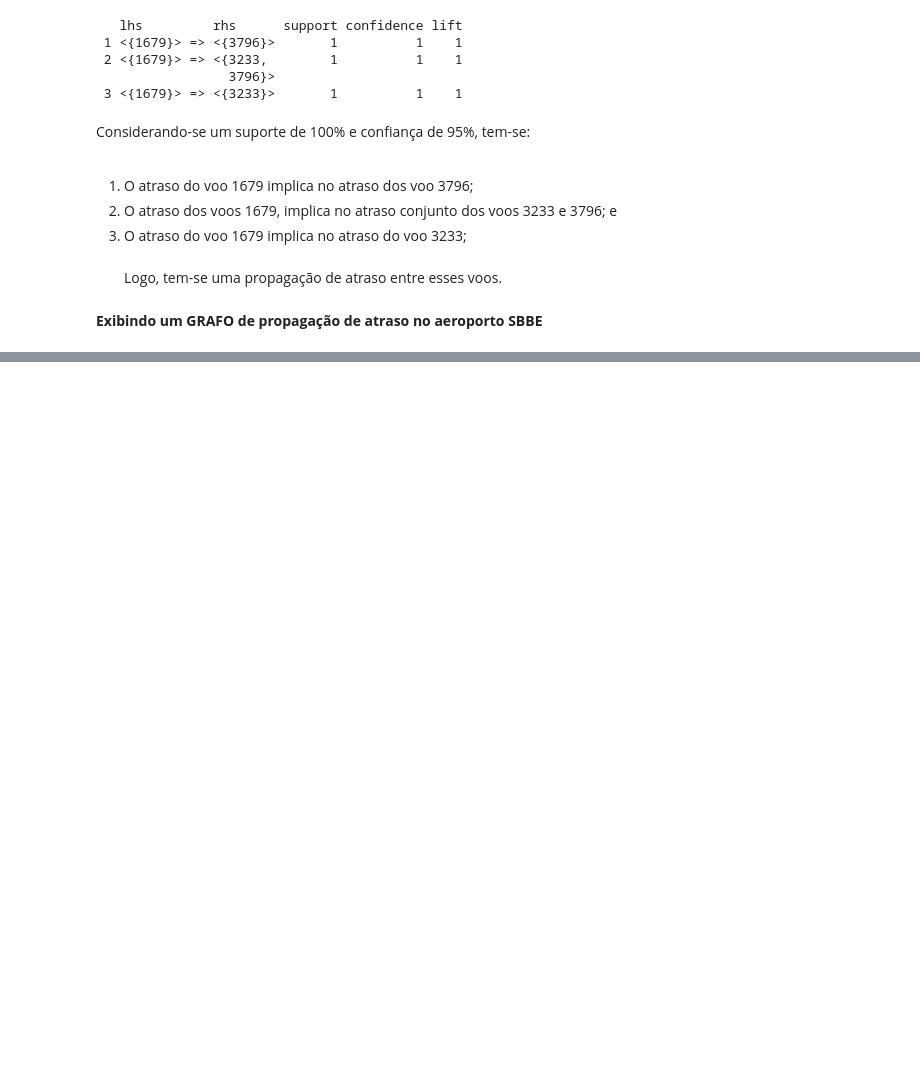
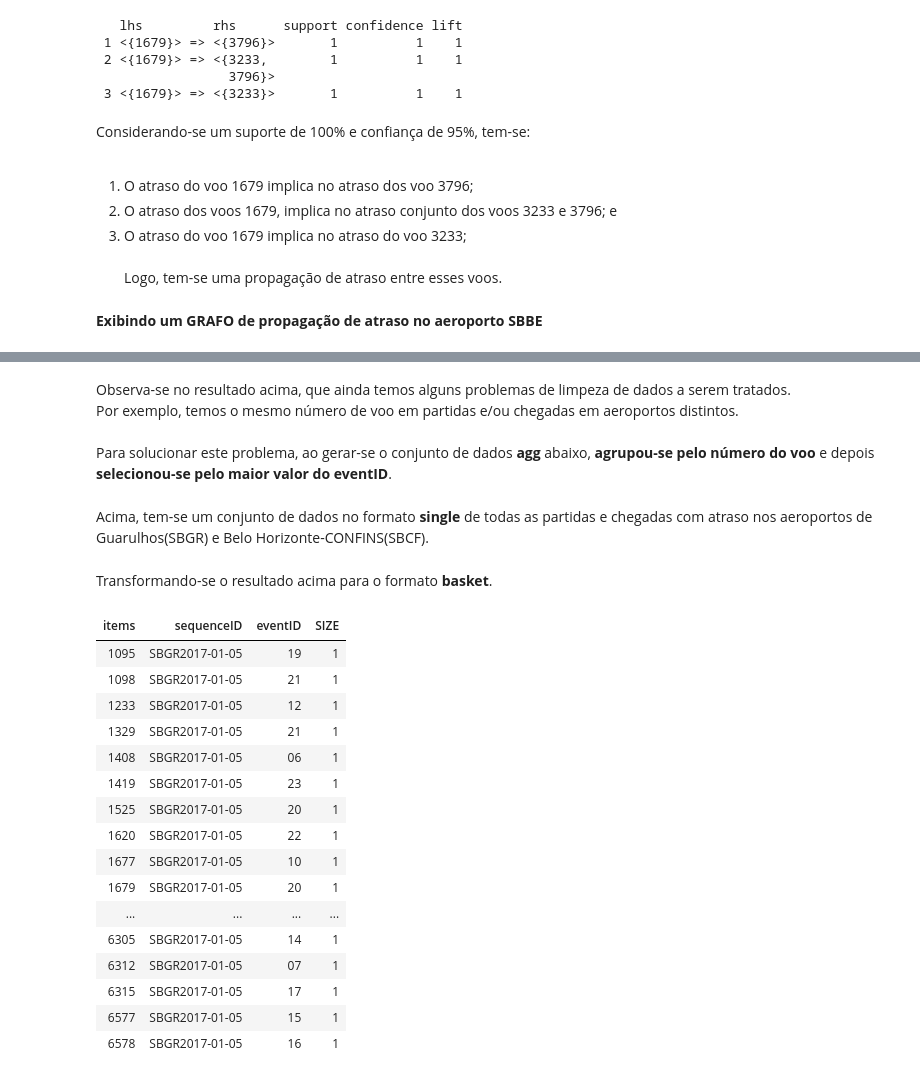
Before and after one commit to jcolares/DM2018, a Jupyter notebook: DataMining.ipynb, the cells around one changed output, grey strips where cells are left out. Saved outputs shown, nothing was run; the diff lists cells and outputs as text; code cells hidden in the pictures; blank space fills up the shorter version.

```diff
--- a/DataMining.ipynb
+++ b/DataMining.ipynb
@@ -1133,0 +1219,36 @@ plot(voo_Graph, usearrows=TRUE, displaylabels=TRUE)
+# %% [markdown]
+Observa-se no resultado acima, que ainda temos alguns problemas de limpeza de dados a serem tratados.<BR>
+Por exemplo, temos o mesmo número de voo em partidas e/ou chegadas em aeroportos distintos.<BR><BR>
+Para solucionar este problema, ao gerar-se o conjunto de dados **agg** abaixo, **agrupou-se pelo número do voo**
+e depois **selecionou-se pelo maior valor do eventID**.
+# %% [markdown]
+Acima, tem-se um conjunto de dados no formato **single** de todas as partidas e chegadas com atraso
+nos aeroportos de Guarulhos(SBGR) e Belo Horizonte-CONFINS(SBCF).
+# %% [markdown]
+Transformando-se o resultado acima para o formato **basket**.
+# %%
+#agg
+query<-"select voo as items, sequenceID, max(eventid) as eventID, 1 as SIZE
+from result group by voo"
+
+agg<-sqldf(query)
+
+agg
+# %% [output]
+| items | sequenceID | eventID | SIZE |
+| 1095 | SBGR2017-01-05 | 19 | 1 |
+| 1098 | SBGR2017-01-05 | 21 | 1 |
+| 1233 | SBGR2017-01-05 | 12 | 1 |
+| 1329 | SBGR2017-01-05 | 21 | 1 |
+| 1408 | SBGR2017-01-05 | 06 | 1 |
+| 1419 | SBGR2017-01-05 | 23 | 1 |
+| 1525 | SBGR2017-01-05 | 20 | 1 |
+| 1620 | SBGR2017-01-05 | 22 | 1 |
+| 1677 | SBGR2017-01-05 | 10 | 1 |
+| 1679 | SBGR2017-01-05 | 20 | 1 |
+| ... | ... | ... | ... |
+| 6305 | SBGR2017-01-05 | 14 | 1 |
+| 6312 | SBGR2017-01-05 | 07 | 1 |
+| 6315 | SBGR2017-01-05 | 17 | 1 |
+| 6577 | SBGR2017-01-05 | 15 | 1 |
+| 6578 | SBGR2017-01-05 | 16 | 1 |
```
Also changed, not shown: parts of 22 cells of this notebook.
